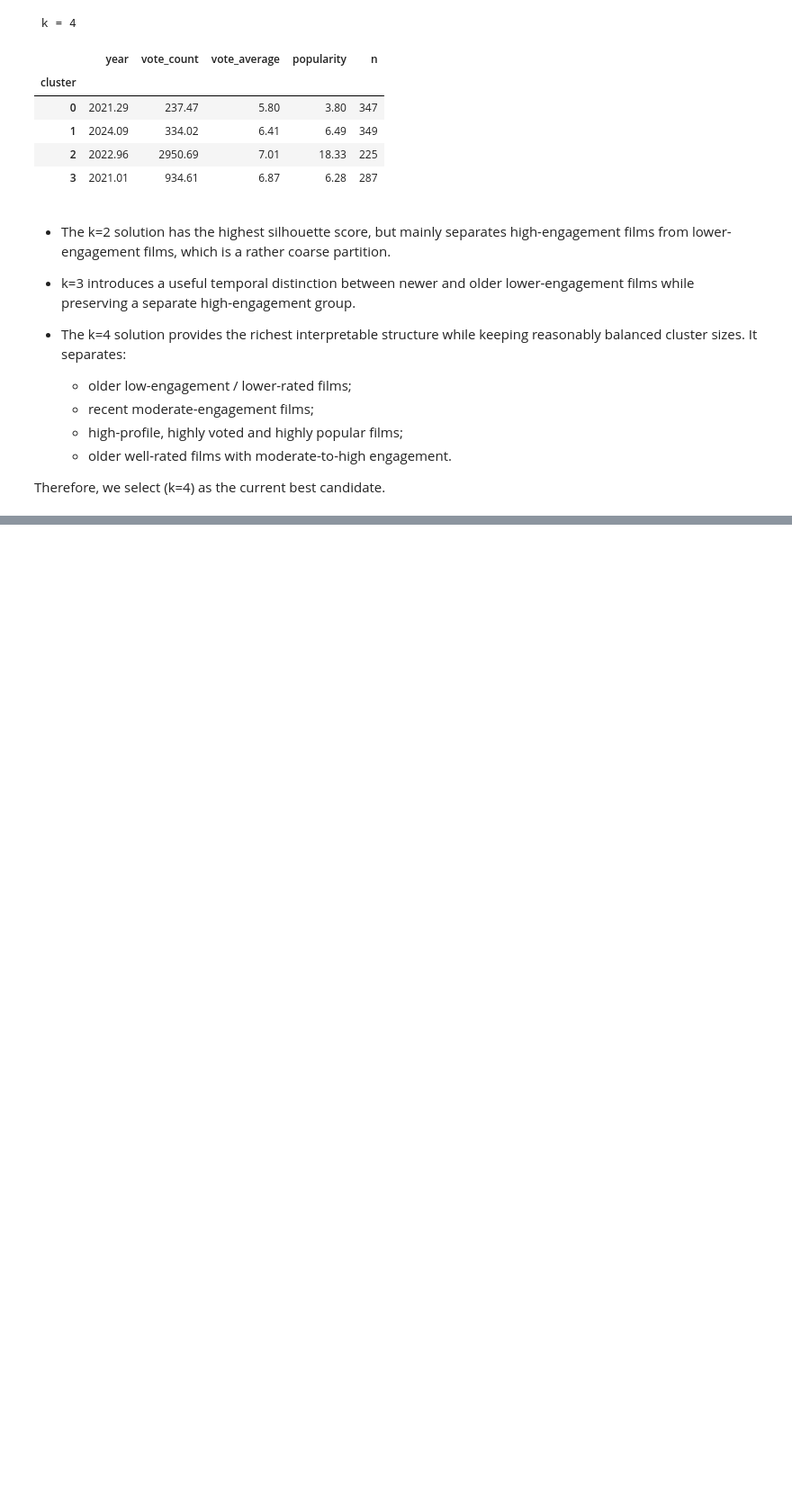
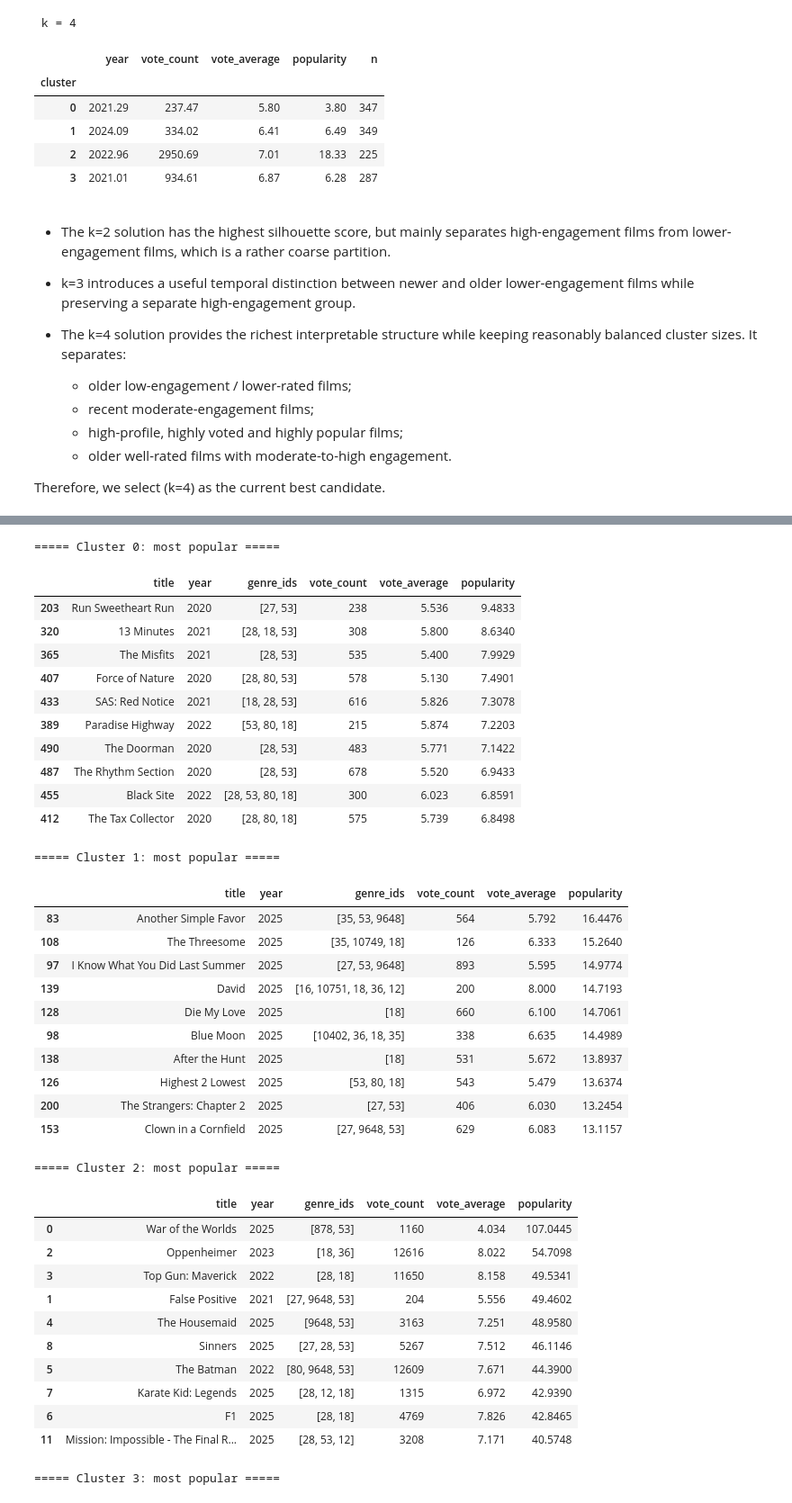
Before and after one commit to Belaidbens/TMDB-data-acquisition, a Jupyter notebook: aquisition.ipynb, the cells around one changed output, grey strips where cells are left out. Shown at 90% size. Saved outputs shown, nothing was run; the diff lists cells and outputs as text; code cells hidden in the pictures; blank space fills up the shorter version.

```diff
--- a/aquisition.ipynb
+++ b/aquisition.ipynb
@@ -1601,0 +1720,54 @@ TypeError: DataFrame.sort_values() missing 1 required positional argument: 'by'
+# %%
+for cluster in range(k_final):
+
+    print(f"\n===== Cluster {cluster}: most popular =====")
+
+    display(
+        movies.loc[
+            movies["cluster"] == cluster,
+            cols_detail
+        ]
+        .sort_values(
+            "popularity",
+            ascending=False
+        )
+        .head(10)
+    )
+# %% [output]
+===== Cluster 0: most popular =====
+|  | title | year | genre_ids | vote_count | vote_average | popularity |
+| 203 | Run Sweetheart Run | 2020 | [27, 53] | 238 | 5.536 | 9.4833 |
+| 320 | 13 Minutes | 2021 | [28, 18, 53] | 308 | 5.800 | 8.6340 |
+| 365 | The Misfits | 2021 | [28, 53] | 535 | 5.400 | 7.9929 |
+| 407 | Force of Nature | 2020 | [28, 80, 53] | 578 | 5.130 | 7.4901 |
+| 433 | SAS: Red Notice | 2021 | [18, 28, 53] | 616 | 5.826 | 7.3078 |
+| 389 | Paradise Highway | 2022 | [53, 80, 18] | 215 | 5.874 | 7.2203 |
+| 490 | The Doorman | 2020 | [28, 53] | 483 | 5.771 | 7.1422 |
+| 487 | The Rhythm Section | 2020 | [28, 53] | 678 | 5.520 | 6.9433 |
+| 455 | Black Site | 2022 | [28, 53, 80, 18] | 300 | 6.023 | 6.8591 |
+| 412 | The Tax Collector | 2020 | [28, 80, 18] | 575 | 5.739 | 6.8498 |
+===== Cluster 1: most popular =====
+|  | title | year | genre_ids | vote_count | vote_average | popularity |
+| 83 | Another Simple Favor | 2025 | [35, 53, 9648] | 564 | 5.792 | 16.4476 |
+| 108 | The Threesome | 2025 | [35, 10749, 18] | 126 | 6.333 | 15.2640 |
+| 97 | I Know What You Did Last Summer | 2025 | [27, 53, 9648] | 893 | 5.595 | 14.9774 |
+| 139 | David | 2025 | [16, 10751, 18, 36, 12] | 200 | 8.000 | 14.7193 |
+| 128 | Die My Love | 2025 | [18] | 660 | 6.100 | 14.7061 |
+| 98 | Blue Moon | 2025 | [10402, 36, 18, 35] | 338 | 6.635 | 14.4989 |
+| 138 | After the Hunt | 2025 | [18] | 531 | 5.672 | 13.8937 |
+| 126 | Highest 2 Lowest | 2025 | [53, 80, 18] | 543 | 5.479 | 13.6374 |
+| 200 | The Strangers: Chapter 2 | 2025 | [27, 53] | 406 | 6.030 | 13.2454 |
+| 153 | Clown in a Cornfield | 2025 | [27, 9648, 53] | 629 | 6.083 | 13.1157 |
+===== Cluster 2: most popular =====
+|  | title | year | genre_ids | vote_count | vote_average | popularity |
+| 0 | War of the Worlds | 2025 | [878, 53] | 1160 | 4.034 | 107.0445 |
+| 2 | Oppenheimer | 2023 | [18, 36] | 12616 | 8.022 | 54.7098 |
+| 3 | Top Gun: Maverick | 2022 | [28, 18] | 11650 | 8.158 | 49.5341 |
+| 1 | False Positive | 2021 | [27, 9648, 53] | 204 | 5.556 | 49.4602 |
+| 4 | The Housemaid | 2025 | [9648, 53] | 3163 | 7.251 | 48.9580 |
+| 8 | Sinners | 2025 | [27, 28, 53] | 5267 | 7.512 | 46.1146 |
+| 5 | The Batman | 2022 | [80, 9648, 53] | 12609 | 7.671 | 44.3900 |
+| 7 | Karate Kid: Legends | 2025 | [28, 12, 18] | 1315 | 6.972 | 42.9390 |
+| 6 | F1 | 2025 | [28, 18] | 4769 | 7.826 | 42.8465 |
+| 11 | Mission: Impossible - The Final R... | 2025 | [28, 53, 12] | 3208 | 7.171 | 40.5748 |
+===== Cluster 3: most popular =====
```
Also changed, not shown: parts of 5 cells of this notebook, 1 other file.
